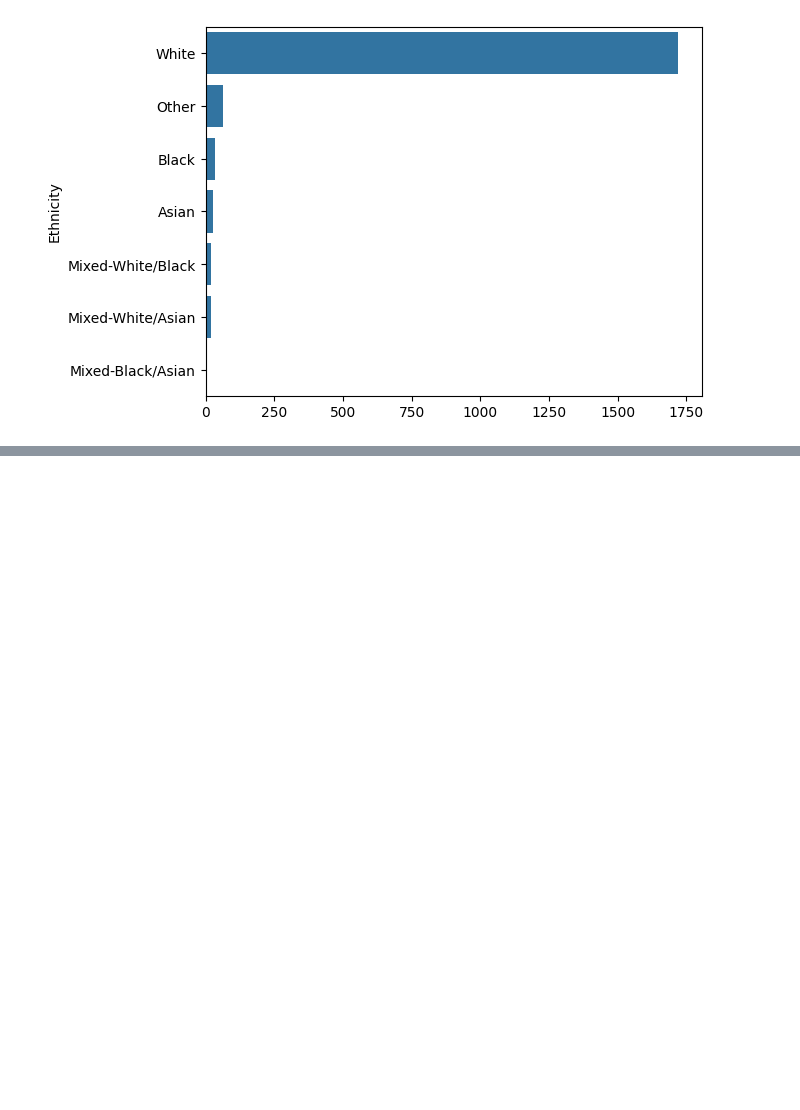
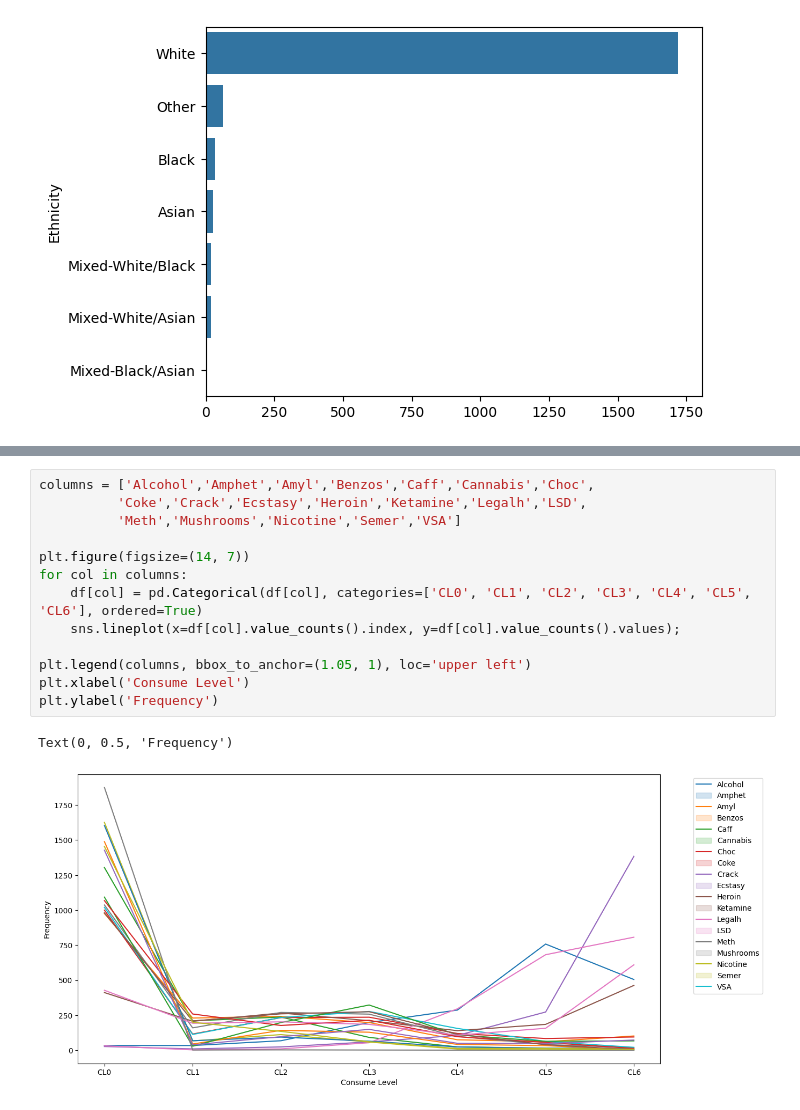
Before and after one commit to PauloRugani/cannabis-consumption-regression, a Jupyter notebook: notebooks/1_data_exploration.ipynb, the cells around one changed output, grey strips where cells are left out. Cells and saved outputs as stored; diff of their text form; blank space fills up the shorter version.

```diff
--- a/notebooks/1_data_exploration.ipynb
+++ b/notebooks/1_data_exploration.ipynb
@@ -110,0 +197,16 @@ sns.barplot(x=df['Ethnicity'].value_counts().values, y=df['Ethnicity'].value_cou
+# %%
+columns = ['Alcohol','Amphet','Amyl','Benzos','Caff','Cannabis','Choc',
+          'Coke','Crack','Ecstasy','Heroin','Ketamine','Legalh','LSD',
+          'Meth','Mushrooms','Nicotine','Semer','VSA']
+
+plt.figure(figsize=(14, 7))
+for col in columns:
+    df[col] = pd.Categorical(df[col], categories=['CL0', 'CL1', 'CL2', 'CL3', 'CL4', 'CL5', 'CL6'], ordered=True)
+    sns.lineplot(x=df[col].value_counts().index, y=df[col].value_counts().values);
+
+plt.legend(columns, bbox_to_anchor=(1.05, 1), loc='upper left')
+plt.xlabel('Consume Level')
+plt.ylabel('Frequency')
+# %% [output]
+Text(0, 0.5, 'Frequency')
+[figure, added]
```
Also changed, not shown: parts of 5 cells of this notebook.
